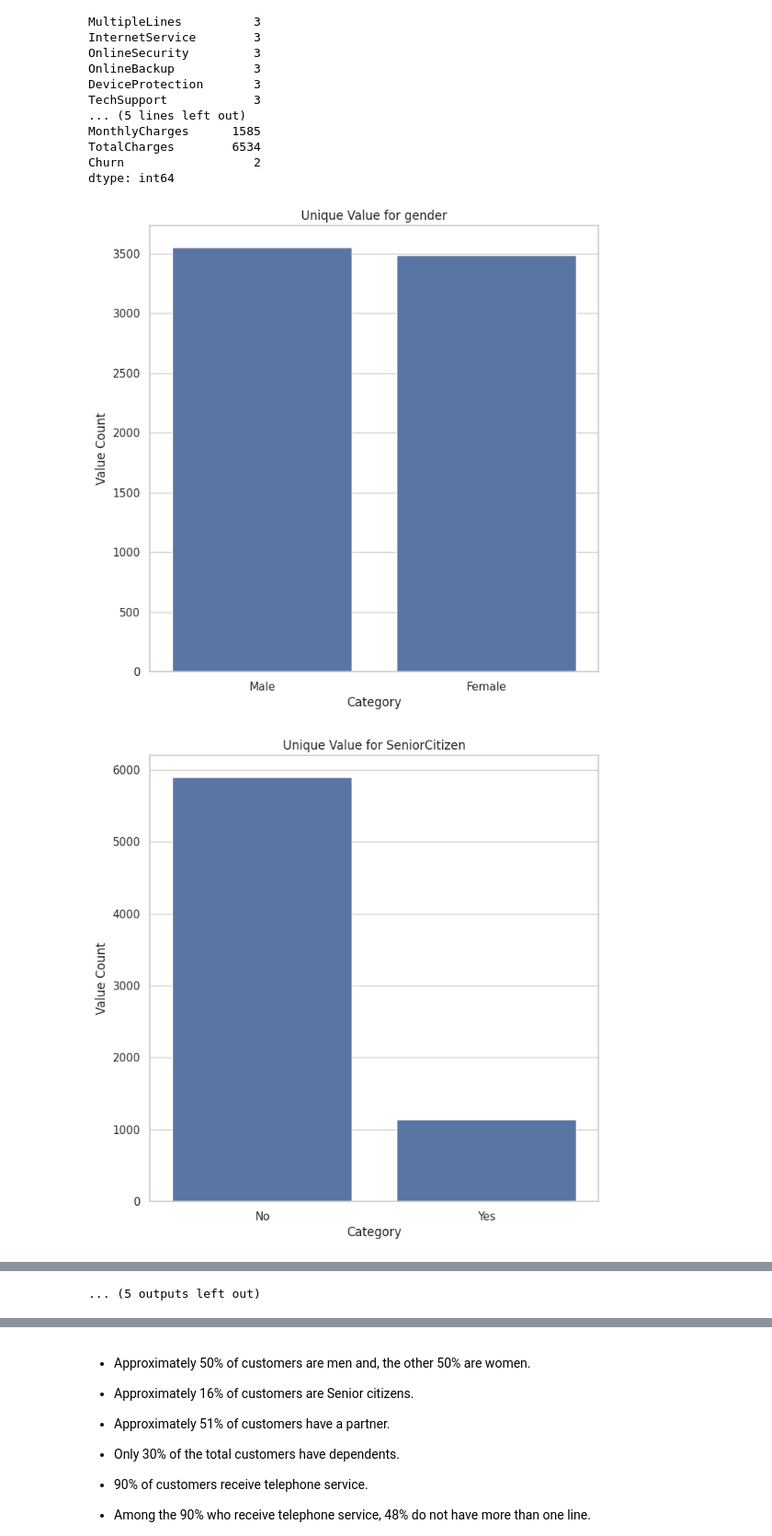
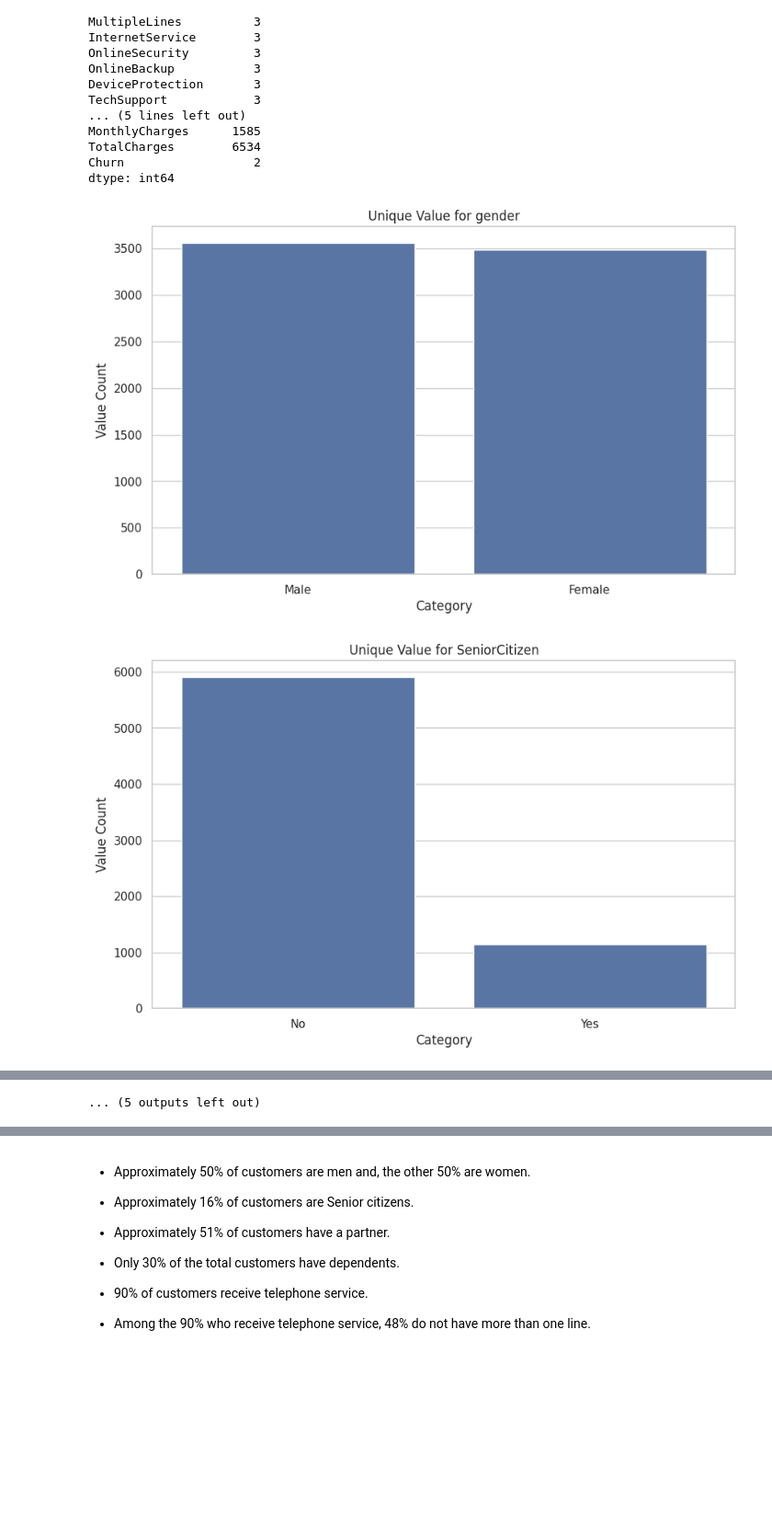
Before and after one commit to pinilDissanayaka/Telecom-Customer-Churn-prediction, a Jupyter notebook: Scripts/ Notebook.ipynb, the cells around one changed output, grey strips where cells are left out. Shown at 92% size. Drawn from its saved outputs; the diff is of its cells as text; code cells hidden in the pictures; blank space fills up the shorter version.

```diff
--- a/Scripts/ Notebook.ipynb
+++ b/Scripts/ Notebook.ipynb
@@ -448,14 +448,14 @@ dtype: int64
 # %%
 # Plotting bar graphs for each categorical column
 for column in catColumns:
   valueCount = df[column].value_counts()
-  plt.figure(figsize = (8, 8))
+  plt.figure(figsize = (10, 6))
   plt.title(f'Unique Value for {column}')
   plt.xlabel('Category')
   plt.ylabel('Value Count')
   sns.barplot(x = valueCount.index, y = valueCount.values)
   plt.savefig(os.path.join(FIGPATH, f"Unique Value for {column}.png"))
   plt.show()
 # %% [output]
-[figure, old version]
+[figure, new version]
-[figure, old version]
+[figure, new version]
```
Also changed, not shown: parts of 1 cell of this notebook.
